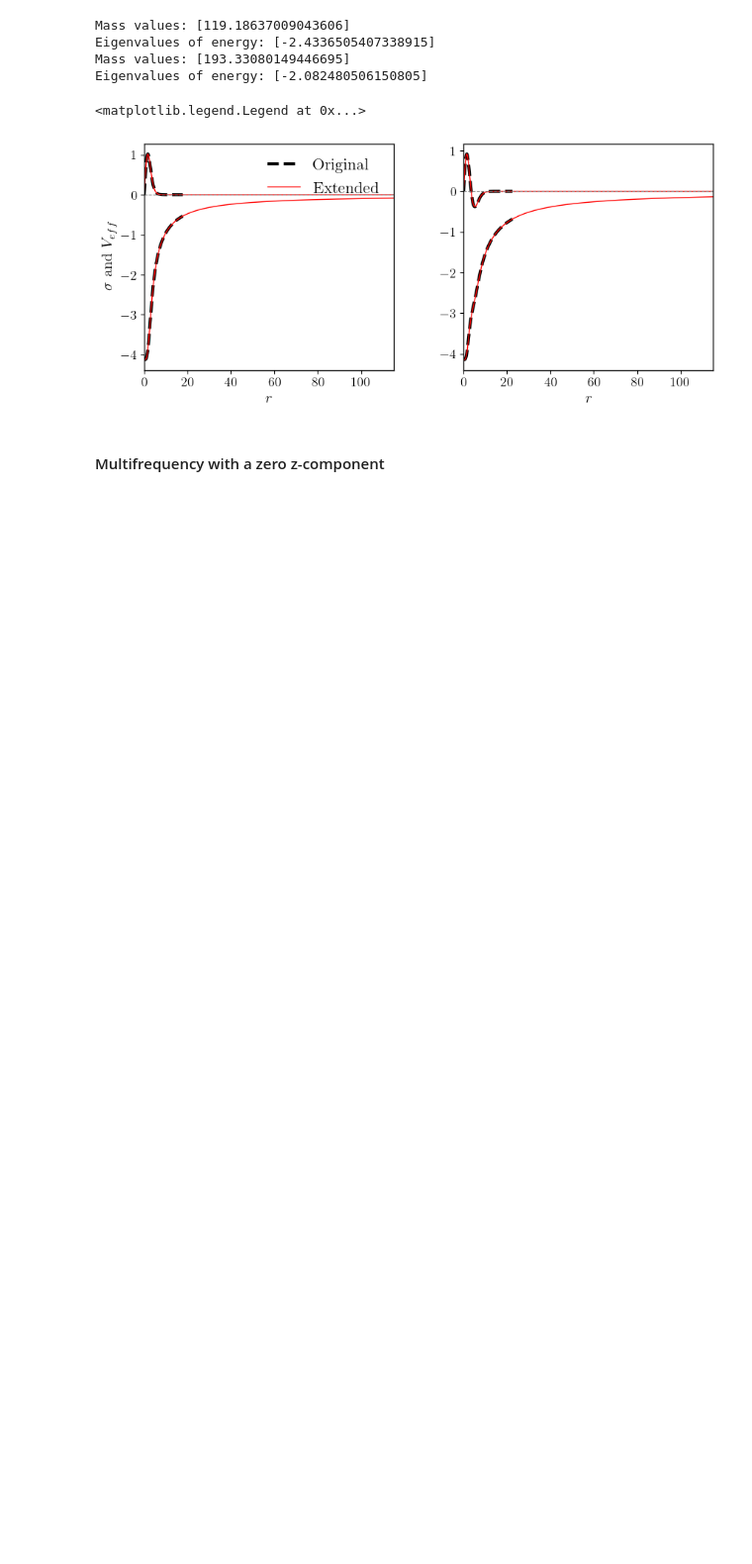
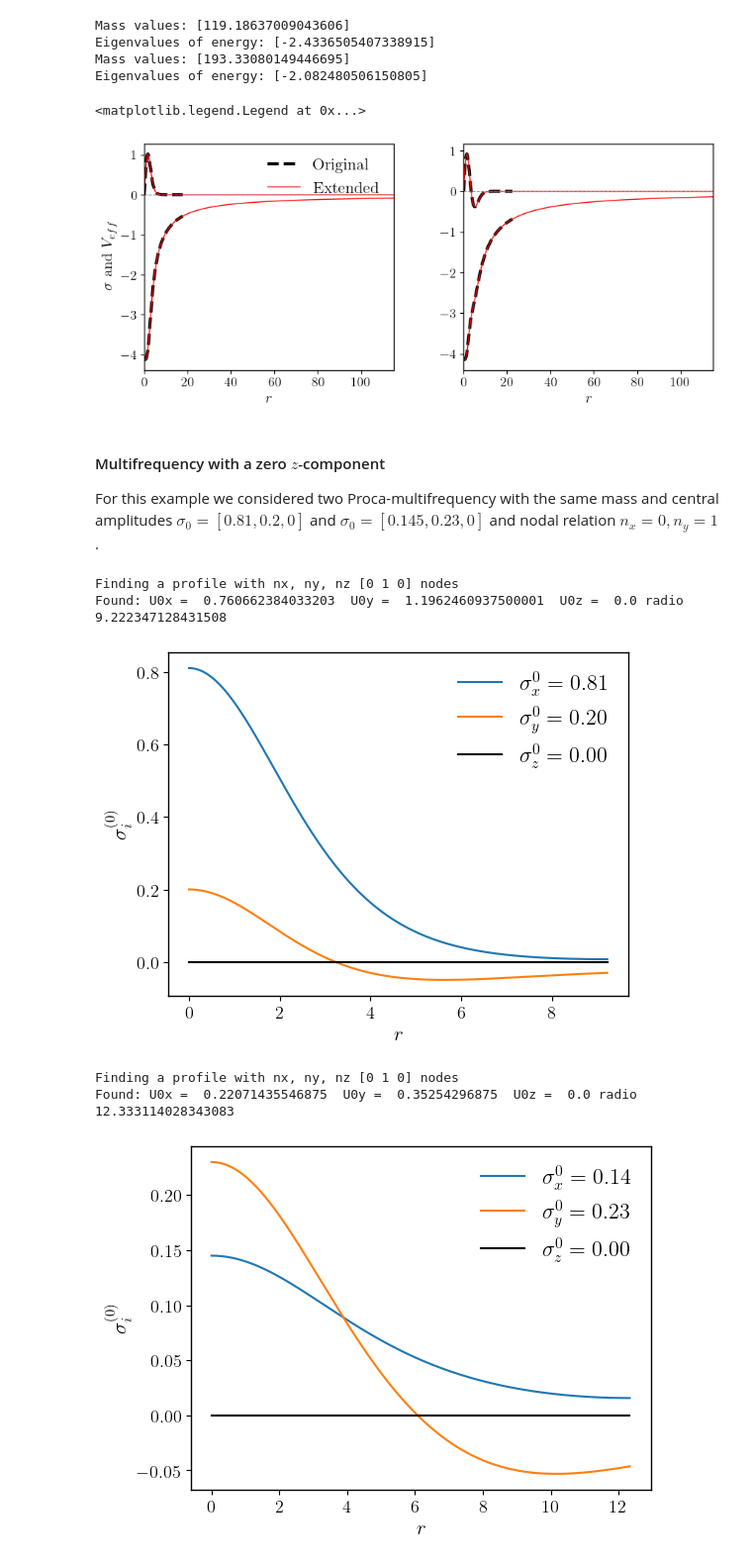
Before and after one commit to Mandy8808/Euskera, a Jupyter notebook: examples/example_making_initial_profile.ipynb, the cells around one changed output. Shown: that part at 99% size. Drawn from its saved outputs; the diff is of its cells as text; code cells hidden in the pictures; blank space fills up the shorter version.

```diff
--- a/examples/example_making_initial_profile.ipynb
+++ b/examples/example_making_initial_profile.ipynb
@@ -236,4 +236,6 @@ ax[0].legend(loc='upper right', frameon=False)
 # saving if needed
 np.savez("profiles/profiles_crad_lam_0_n_0_1.npz", np.array(dataEx, dtype=object))
 # %% [markdown]
-#### Multifrequency with a zero z-component
+#### Multifrequency with a zero $z$-component
+
+For this example we considered two Proca-multifrequency with the same mass and central amplitudes $\sigma_0 = [0.81, 0.2, 0]$ and $\sigma_0 = [0.145, 0.23, 0]$ and nodal relation $n_x=0, n_y=1$.
@@ -239,0 +244,56 @@ np.savez("profiles/profiles_crad_lam_0_n_0_1.npz", np.array(dataEx, dtype=object
+# %%
+list_s0 = [[0.81, 0.2, 0], [0.145, 0.23, 0]]
+
+LambT = 0 # autointeracción: 1 (repulsive), 0 (without selinteraction), -1 (attractive)
+
+nx, ny, nz = 0, 1, 0  # node numbers: nx -> nodes of \sigma_x, ny  -> nodes of \sigma_y, ...
+nodos = [nx, ny, nz]  # list of node info
+
+p1x = 0  # the first derivative value (p1x), the latter is zero
+p1y = 0  # The same in y-axes
+p1z = 0  # The same in z-axes
+u1x, u1y, u1z = 0, 0, 0  # The first derivatives of the x, y, and z effective potential components are all zero.
+
+# Range of values used as seed for the effective potential
+Uzint = [0, 0]
+Uxint = [0.001, 18]
+Uyint = [0.001, 18]
+
+Uintrs = [Uxint, Uyint, Uzint]
+numFields = len(Uintrs)
+
+rmax = 20  # iteration radius
+
+met = 'DOP853'
+gamma = 0 # 1 radial
+Rtol = 1e-13
+Atol = 1e-15
+
+datos = []
+for s0val in list_s0:  # The central amplitude of \sigma_x (p0x) and len(s0val)
+    p0x, p0y, p0z = s0val
+    Ini0 = [p0x, p1x, p0y, p1y, p0z, p1z, u1x, u1y, u1z]  # boundary conditions list
+    #u0Val, rTmax, events = bg.MultFreq_solveG2(Ini0, numFields=numFields, Uintrs=Uintrs, rmax=rmax, LambT=LambT, gamma=gamma, met=met,
+    #                                            nodos=nodos, lim=1e-20, info=False, klim=5000, outval=0, delta=0.2, Rtol=Rtol, Atol=Atol)  # part=[0,0] para componente y sola
+
+    u0Val, rTmax, events = MultFreq_solveG2_vO(Ini0, Uintrs, rmax=rmax, LambT=LambT, rmin=0, nodos=nodos,
+                      met=met,Rtol=Rtol, Atol=Atol, lim=1e-20, info=False, klim=5000, outval=13, delta=0.2)
+
+    # plot the result
+    U0 = np.zeros(4*numFields)
+    U0[:2*numFields] = Ini0[:2*numFields]
+    U0[2*numFields+1::2] = Ini0[2*numFields:]
+    U0[2*numFields::2] = u0Val
+    arg = [numFields, LambT, gamma]
+
+    bg.plotPerf(U0, rTmax, arg=arg, px=True, py=True, lim=False)
+
+    #[U0x, U0y, U0z, rTmax, [p0x, p0y, p0z], nodos, LambT]
+    datos.append([u0Val[0], u0Val[1], u0Val[2], rTmax, [p0x, p0y, p0z], nodos, LambT])
+# %% [output]
+Finding a profile with nx, ny, nz [0 1 0] nodes
+Found: U0x =  0.760662384033203  U0y =  1.1962460937500001  U0z =  0.0 radio 9.222347128431508
+[figure, added]
+Finding a profile with nx, ny, nz [0 1 0] nodes
+Found: U0x =  0.22071435546875  U0y =  0.35254296875  U0z =  0.0 radio 12.333114028343083
+[figure, added]
```
Also changed, not shown: parts of 10 cells of this notebook, 1 other file.
